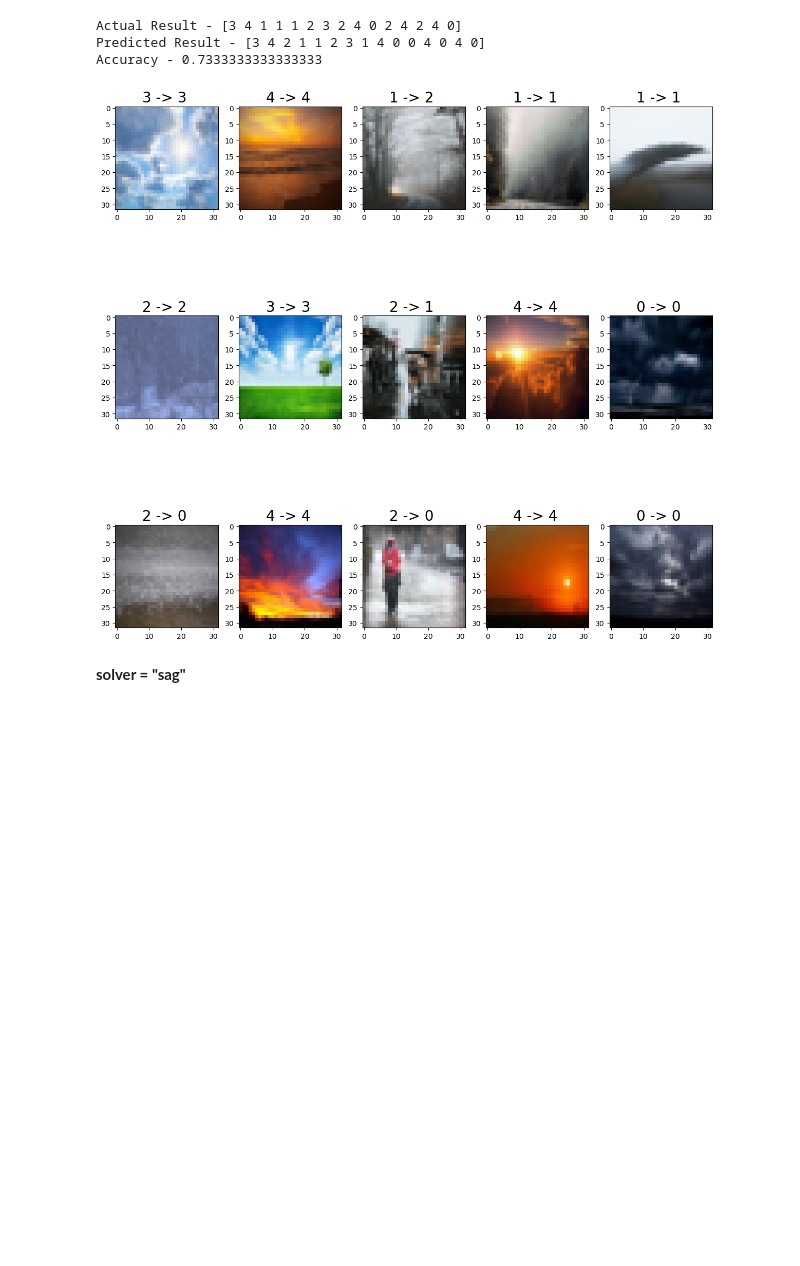
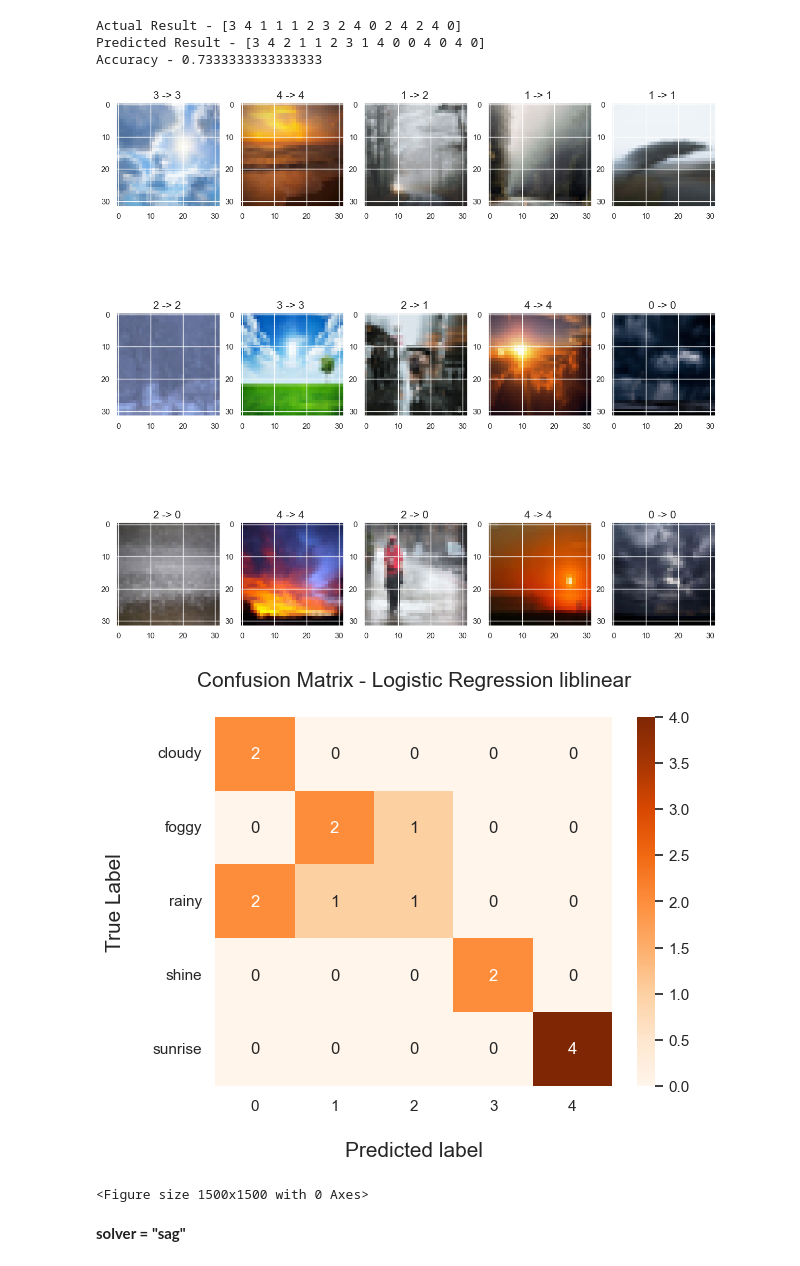
Before and after one commit to ShivangModi/WeatherClassIdentification, a Jupyter notebook: weather_class_identification.ipynb, the cells around one changed output. Cells and saved outputs as stored; diff of their text form; code cells hidden in the pictures; blank space fills up the shorter version.

```diff
--- a/weather_class_identification.ipynb
+++ b/weather_class_identification.ipynb
@@ -191,15 +181,13 @@ print("Accuracy -", lgr_liblinear.score(test_x, test_y))
 Actual Result - [3 4 1 1 1 2 3 2 4 0 2 4 2 4 0]
 Predicted Result - [3 4 2 1 1 2 3 1 4 0 0 4 0 4 0]
 Accuracy - 0.7333333333333333
-# %%
-plt.figure(figsize = (15, 15))
-for index, (image, actual, pred) in enumerate(zip(test_x, test_y, lgr_liblinear.predict(test_x))):
-    plt.subplot(3, 5, index+1)
-    plt.imshow(np.reshape(image, (32, 32, 3)))
-    plt.title('%d -> %d ' % (actual, pred), fontsize=20)
-    plt.plot
-# %% [output]
-[figure, removed]
+# %%
+plotPrediction(test_x, test_y, lgr_liblinear.predict(test_x))
+plotConfusionMatrix(test_y, lgr_liblinear.predict(test_x), 'Logistic Regression liblinear')
+# %% [output]
+[figure, added]
+[figure, added]
+<Figure size 1500x1500 with 0 Axes>
 # %% [markdown]
 **solver = "sag"**
 # %%
```
Also changed, not shown: parts of 50 cells of this notebook.
